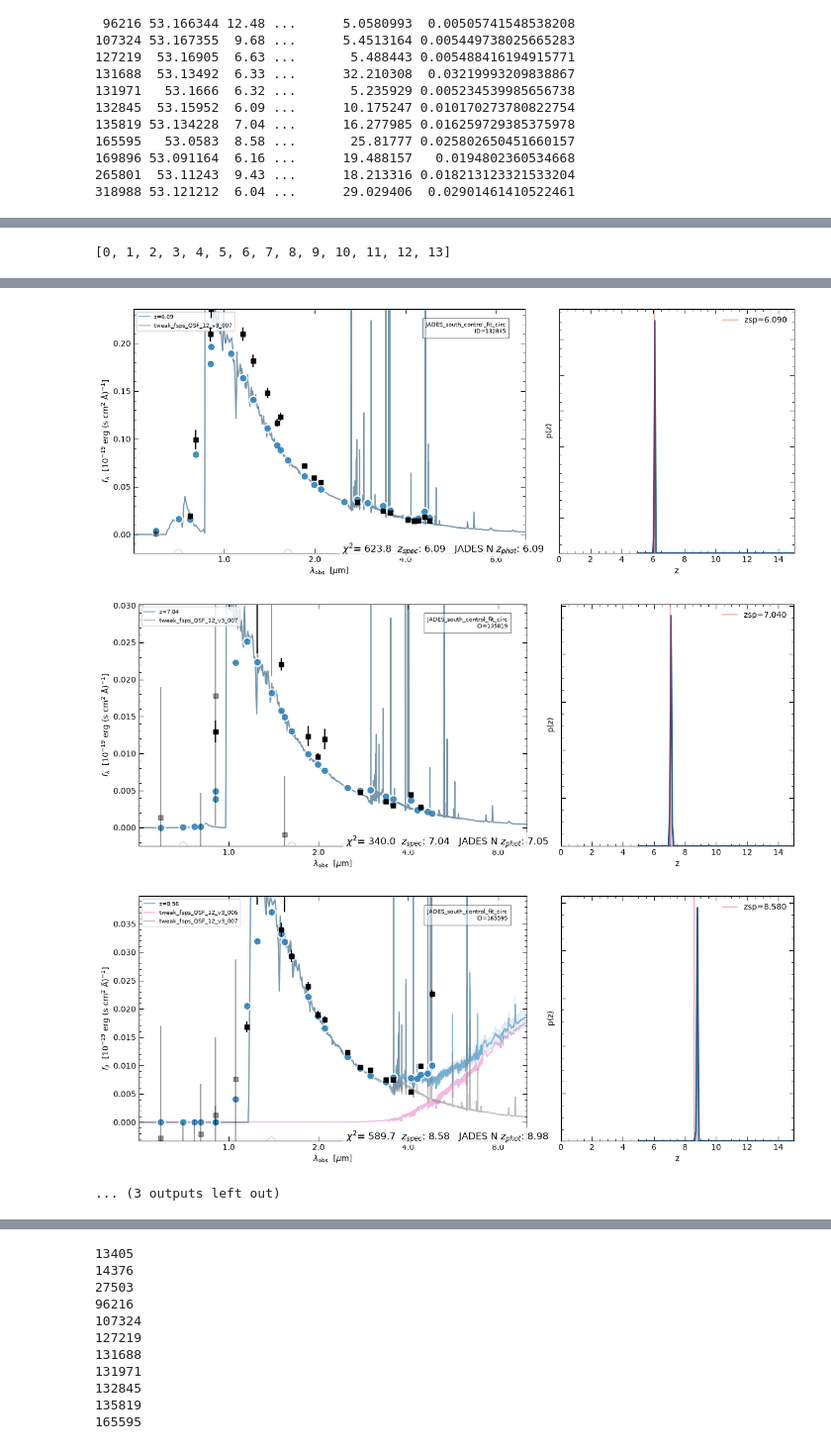
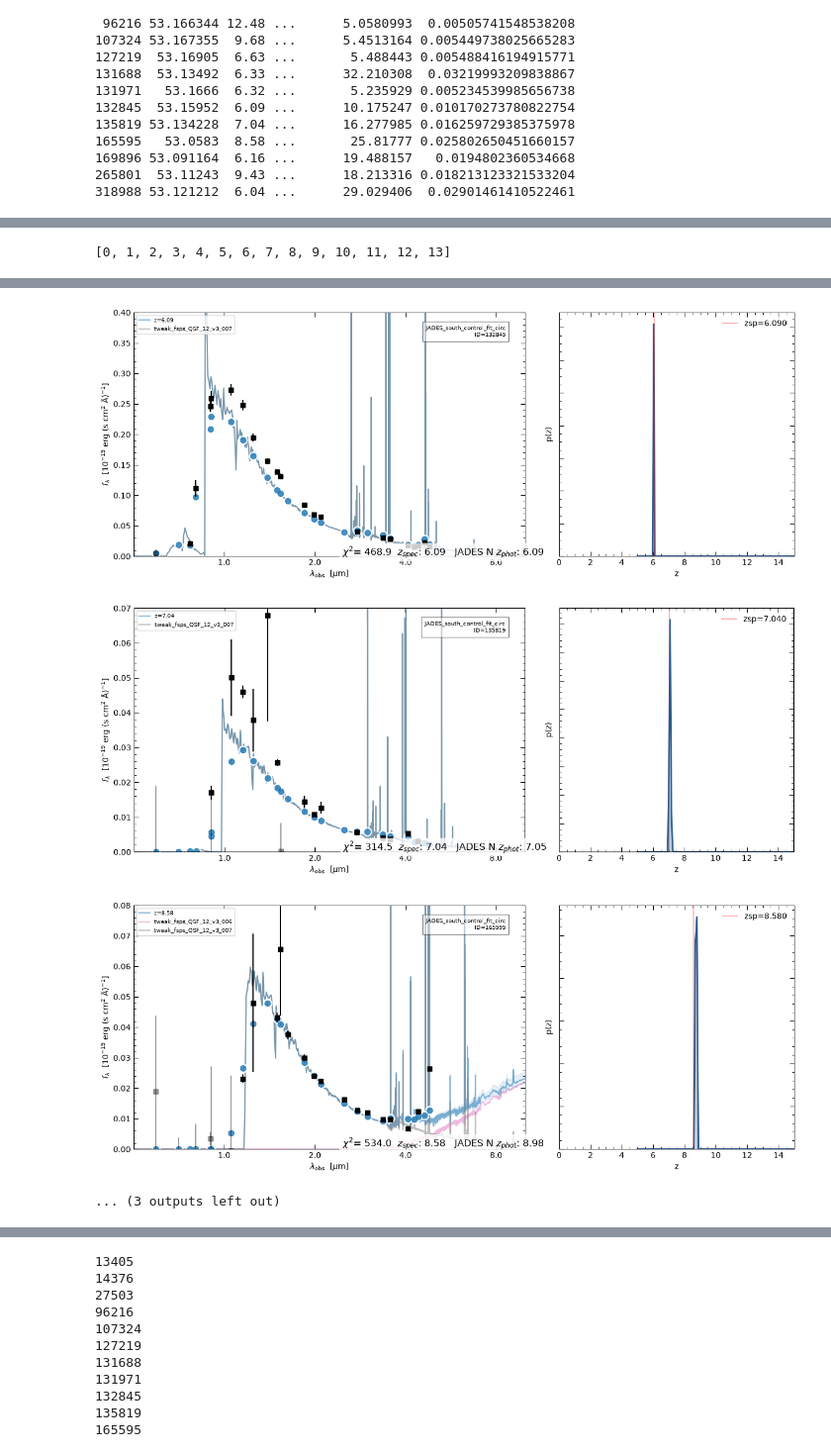
Before and after one commit to mariaj2006/SURF2026, a Jupyter notebook: scripts/JADES scripts/Tweak Fitting/jades_south_control_fit_circ.ipynb, the cells around one changed output, grey strips where cells are left out. Shown at 99% size. Drawn from its saved outputs; the diff is of its cells as text; code cells hidden in the pictures.

Commit message:
updated figures

```diff
--- a/scripts/JADES scripts/Tweak Fitting/jades_south_control_fit_circ.ipynb
+++ b/scripts/JADES scripts/Tweak Fitting/jades_south_control_fit_circ.ipynb
@@ -8,7 +8,7 @@ jades_data = Table.read(jades_path, hdu='CIRC_BSUB',format='fits')
 # change units of flux from nJy to microJy so eazy fits correctly
 print(jades_data.colnames)
 for col in jades_data.colnames:
-    if '_CIRC1' in col or '_ei' in col:
+    if '_CIRC2' in col or '_ei' in col:
         jades_data[col] = jades_data[col] * 0.001
 redshift = Table.read(jades_path, hdu='PHOTOZ_KRON',format='fits')
 # %% [output]
@@ -87,7 +87,7 @@ print("Loaded parameters!")
 print('Initializing fitting program...')
 # initialize the fitting program
 #add path to translate file
-trans_file = '/home/caltech-msanche3/data/jades_trans_file_circ.csv'
+trans_file = '/home/caltech-msanche3/data/jades_trans_file_circ2.csv'
 ez = eazy.photoz.PhotoZ(
     param_file=None, # don't call default file
     translate_file=trans_file, # call translate file
@@ -190,6 +190,7 @@ for i in range(len(ids)):
     ids_index.append(n.item())
 print(ids_index)
 
+ylims = [.22,.015,.12,.008,.032,.07,.23,.07,.4,.07,.08,.05,.1,.17]
 for i in range(len(ids)):
     fig, data = ez.show_fit(ids[i], xlim=[.5, 10], show_components=True,
                             logpz=False, zr=[0,15])
@@ -197,7 +198,7 @@ for i in range(len(ids)):
     ax = plt.gca()
     fig = plt.gcf()
 
-    #fig.axes[0].set_ylim(0, 0.52)
+    fig.axes[0].set_ylim(0, ylims[i])
 
     # set size to be wider
     fig.set_size_inches(13, 5)
@@ -251,6 +252,6 @@ for i in range(len(ids)):
-[figure, old version]
+[figure, new version]
-[figure, old version]
+[figure, new version]
-[figure, old version]
+[figure, new version]
 ... (3 outputs left out)
 # %%
 from spectres import spectres
```
Also changed, not shown: parts of 5 cells of this notebook, 12 other files.
